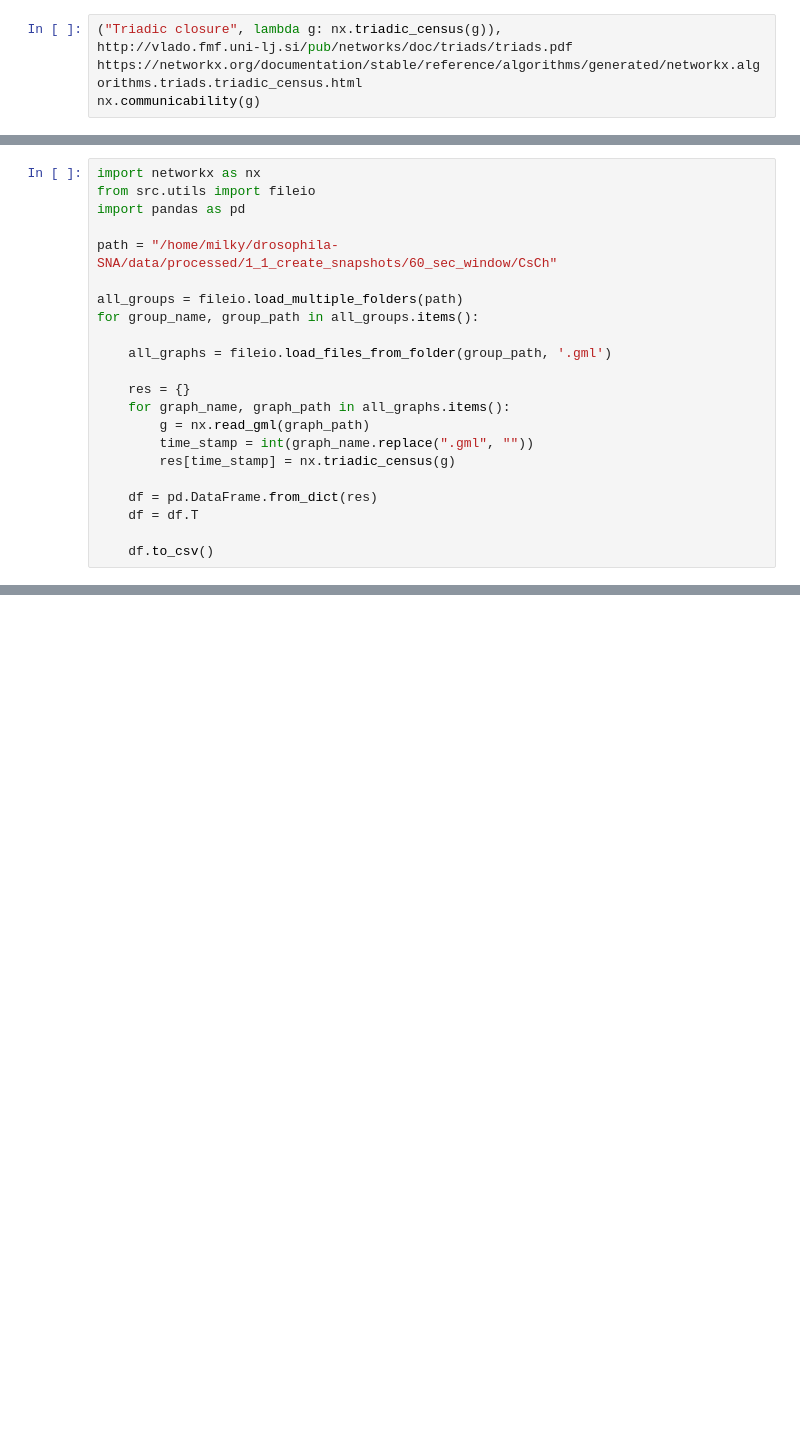
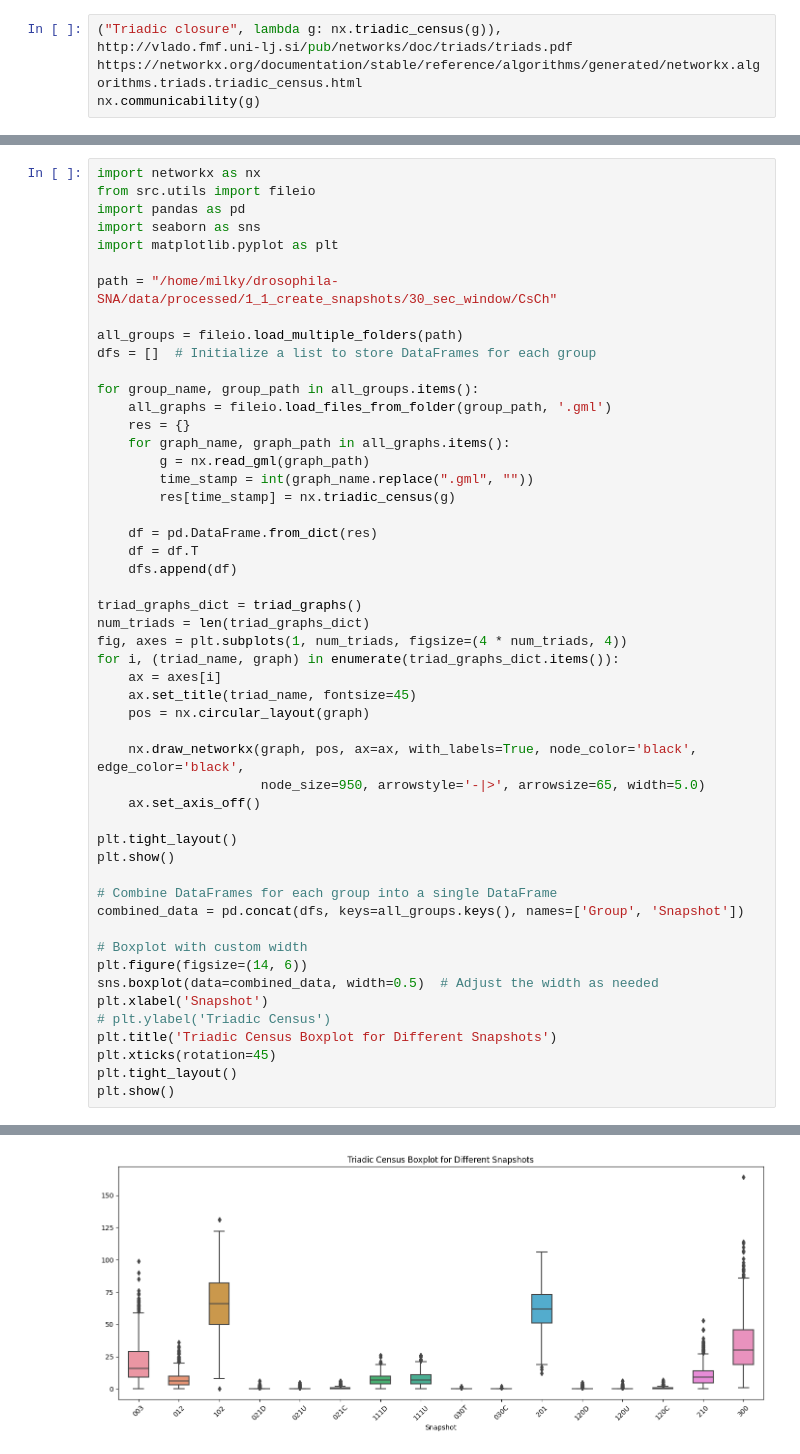
Before and after one commit to milanXpetrovic/drosophila-social-network-analysis, a Jupyter notebook: notebooks/todo_notebooks/triads.ipynb, the cells around one changed output, grey strips where cells are left out. Drawn from its saved outputs; the diff is of its cells as text; blank space fills up the shorter version.

```diff
--- a/notebooks/todo_notebooks/triads.ipynb
+++ b/notebooks/todo_notebooks/triads.ipynb
@@ -55,14 +39,16 @@ plt.show()
 import networkx as nx
 from src.utils import fileio
 import pandas as pd
+import seaborn as sns
+import matplotlib.pyplot as plt
 
-path = "/home/milky/drosophila-SNA/data/processed/1_1_create_snapshots/60_sec_window/CsCh"
+path = "/home/milky/drosophila-SNA/data/processed/1_1_create_snapshots/30_sec_window/CsCh"
 
 all_groups = fileio.load_multiple_folders(path)
+dfs = []  # Initialize a list to store DataFrames for each group
+
 for group_name, group_path in all_groups.items():
-
     all_graphs = fileio.load_files_from_folder(group_path, '.gml')
-
     res = {}
     for graph_name, graph_path in all_graphs.items():
         g = nx.read_gml(graph_path)
@@ -71,6 +57,33 @@ for group_name, group_path in all_groups.items():
 
     df = pd.DataFrame.from_dict(res)
     df = df.T
+    dfs.append(df)
 
-    df.to_csv()
+triad_graphs_dict = triad_graphs()
+num_triads = len(triad_graphs_dict)
+fig, axes = plt.subplots(1, num_triads, figsize=(4 * num_triads, 4))
+for i, (triad_name, graph) in enumerate(triad_graphs_dict.items()):
+    ax = axes[i]
+    ax.set_title(triad_name, fontsize=45)
+    pos = nx.circular_layout(graph)
+
+    nx.draw_networkx(graph, pos, ax=ax, with_labels=True, node_color='black', edge_color='black',
+                     node_size=950, arrowstyle='-|>', arrowsize=65, width=5.0)
+    ax.set_axis_off()
+
+plt.tight_layout()
+plt.show()
+
+# Combine DataFrames for each group into a single DataFrame
+combined_data = pd.concat(dfs, keys=all_groups.keys(), names=['Group', 'Snapshot'])
+
+# Boxplot with custom width
+plt.figure(figsize=(14, 6))
+sns.boxplot(data=combined_data, width=0.5)  # Adjust the width as needed
+plt.xlabel('Snapshot')
+# plt.ylabel('Triadic Census')
+plt.title('Triadic Census Boxplot for Different Snapshots')
+plt.xticks(rotation=45)
+plt.tight_layout()
+plt.show()
 # %% [output]
@@ -78,0 +91 @@ for group_name, group_path in all_groups.items():
+[figure, added]
```
Also changed, not shown: parts of 3 cells of this notebook, 33 other files.
